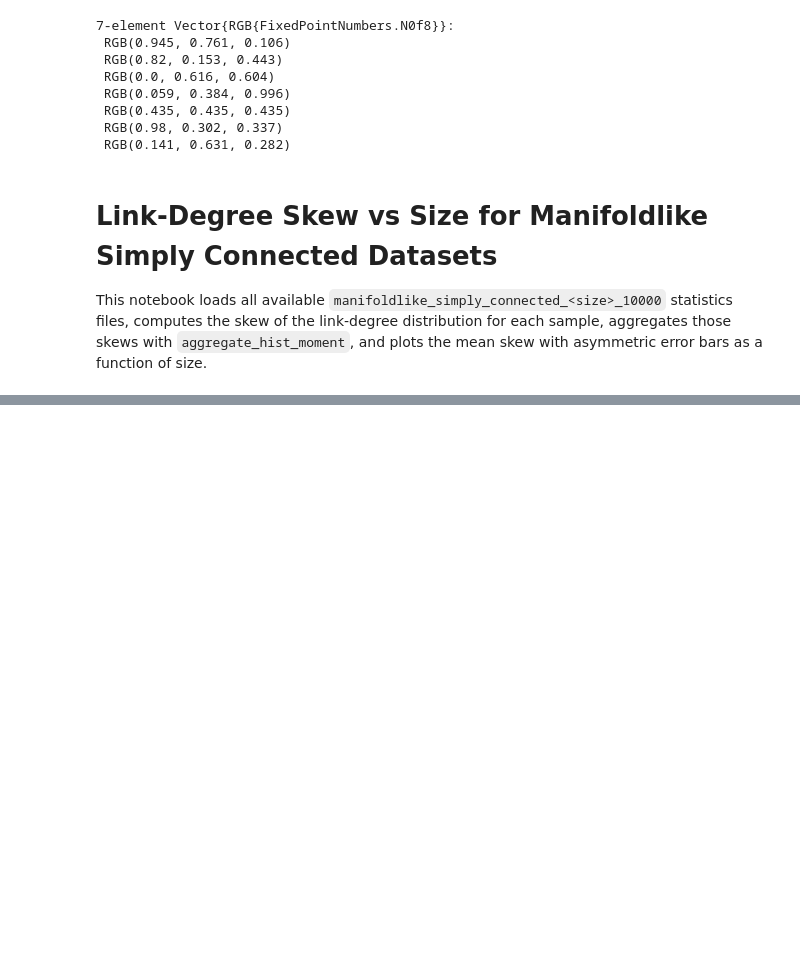
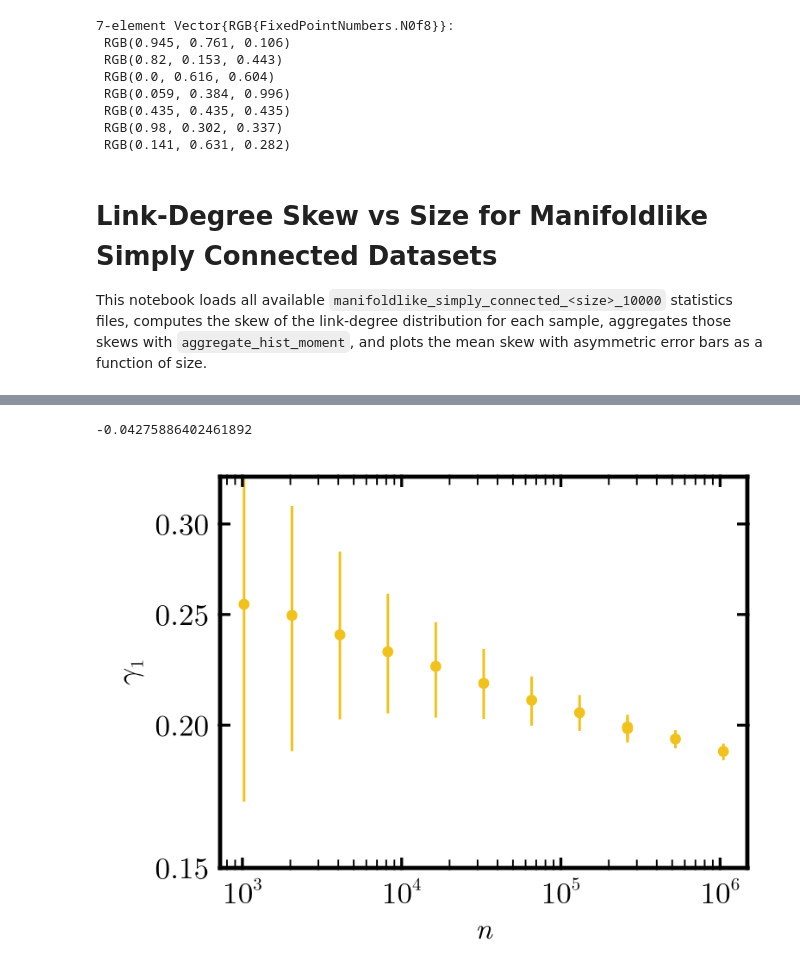
Before and after one commit to causal-wagner/CausalSetZoology, a Jupyter notebook: analysis/degree_sizes.ipynb, the cells around one changed output, grey strips where cells are left out. Drawn from its saved outputs; the diff is of its cells as text; code cells hidden in the pictures; blank space fills up the shorter version.

```diff
--- a/analysis/degree_sizes.ipynb
+++ b/analysis/degree_sizes.ipynb
@@ -1129,0 +207,2 @@ c_const =[0.01434164658286097, 0.013537331679274796, 0.013240888835183148, 0.012
+# %%
+degree_hists_mink = CausalSetZoology.load_histograms_from_paths(paths_mink, :degree_hist_link)
@@ -1129,0 +223,14 @@ c_const =[0.01434164658286097, 0.013537331679274796, 0.013240888835183148, 0.012
+# %%
+skew_stats_mink = [
+    CausalSetZoology.aggregate_hist_moment(hists, CausalSetZoology.weighted_hist_skew)
+    for hists in degree_hists_mink
+]
+
+skew_means_mink = getfield.(skew_stats_mink, :mean)
+skew_stds_mink = getfield.(skew_stats_mink, :std)
+skew_lows_mink = getfield.(skew_stats_mink, :std_lo)
+skew_highs_mink = getfield.(skew_stats_mink, :std_hi)
+
+all(skew_means_mink .> 0) || error("Log-log plot requires positive skew means, but at least one mean skew is non-positive.")
+
+[(; size = sizes_mink[i], mean = skew_means_mink[i], std = skew_stds_mink[i], std_lo = skew_lows_mink[i], std_hi = skew_highs_mink[i]) for i in eachindex(sizes_mink)]
@@ -1129,0 +251,30 @@ c_const =[0.01434164658286097, 0.013537331679274796, 0.013240888835183148, 0.012
+# %%
+decay_exponent_mink = (log(skew_means_mink[end]) - log(skew_means_mink[1])) / (log(sizes_mink[end]) - log(sizes_mink[1]))
+# %% [output]
+-0.04275886402461892
+# %%
+figsize = apply_paper_theme!(; logscale_x = true, logscale_y = true, magnification = 1.2)
+
+fig = Figure(size = figsize)
+ax = Axis(
+    fig[1, 1];
+    xlabel = L"n",
+    ylabel = L"\gamma_1",
+#    title = "Manifoldlike simply connected link-degree skew",
+    xscale = log10,
+    yscale = log10,
+    yticks = [0.15, 0.2, 0.25, .3, .4, .5],
+    xticks = ([1e3, 1e4, 1e5, 1e6], [L"10^3", L"10^4", L"10^5", L"10^6"])
+)
+
+ylims!(ax, 0.15, 0.33)
+
+#lines!(ax, sizes_mink,0.35 .* sizes_mink .^ decay_exponent_mink, color = colors[2])
+errorbars!(ax, sizes_mink, skew_means_mink, min.(skew_means_mink.-1e-6, skew_lows_mink), skew_highs_mink)
+scatter!(ax, sizes_mink, skew_means_mink; marker = :circle)
+
+save(fig_path("graph_observables/degree_skew_size_scaling_Minkowski.pdf"), fig)
+
+fig
+# %% [output]
+[figure, added]
```
Also changed, not shown: parts of 40 cells of this notebook, 8 other files.
